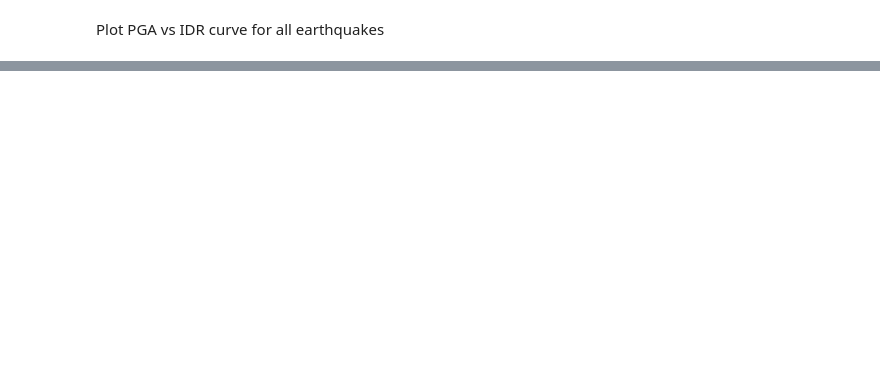
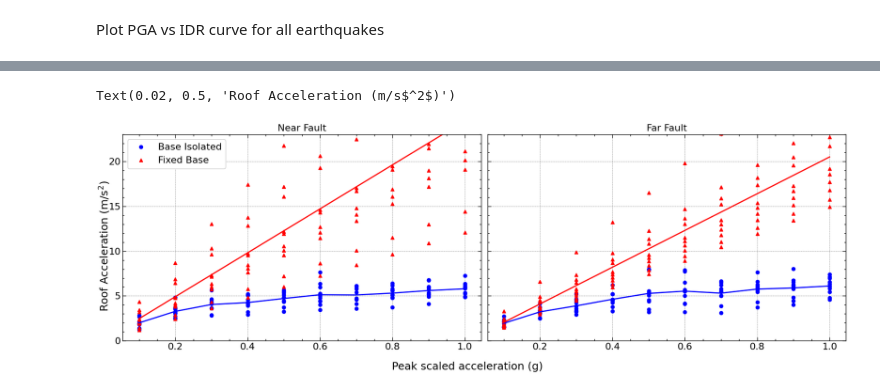
Before and after one commit to nkalauni/low-cost-base-isolation, a Jupyter notebook: plotter.ipynb, the cells around one changed output, grey strips where cells are left out. Saved outputs shown, nothing was run; the diff lists cells and outputs as text; code cells hidden in the pictures; blank space fills up the shorter version.

```diff
--- a/plotter.ipynb
+++ b/plotter.ipynb
@@ -35,0 +16,2 @@ earthquakes = near_fault + far_fault
+# %%
+fig_size = (18, 6)
@@ -355,10 +77,0 @@ idr_df = pd.DataFrame(idrs)
-# %%
-idrs = {}
-for eq in earthquakes:
-    idr = []
-    for scale in np.arange(0.1, 1.1, 0.1).round(1):
-        path = os.path.join(eq, str(scale), 'peaks_fixed_base.csv')
-        df = pd.read_csv(path)
-        idr.append(df['idr'].values[0])
-    idrs[eq] = idr
-idr_fix_df = pd.DataFrame(idrs)
@@ -418,0 +78,3 @@ plt.show()
+# %%
+df = acc_df.filter(items = near_fault, axis = 1)
+# narr = df.to_numpy()
@@ -418,0 +111,49 @@ plt.show()
+# %%
+factors = factors = np.arange(0.1,1.1,0.1).round(1)
+# %%
+var = 'acc'
+
+fig = plt.figure(figsize = fig_size, tight_layout = True)
+ax1 = fig.add_subplot(121)
+ax2 = fig.add_subplot(122, sharex = ax1)
+acc = get_peaks(near_fault, var)
+fix_acc = get_peaks(near_fault, var, 'fixed_base')
+for arr in acc.values.T:
+    ax1.plot(factors, arr, 'bo', label = 'Base Isolated')
+for arr in fix_acc.values.T:
+    ax1.plot(factors, arr, 'r^', label = 'Fixed Base')
+ax1.plot(factors, pd.DataFrame(acc).mean(axis=1), 'b-', label = 'Base Isolated')
+ax1.plot(factors, pd.DataFrame(fix_acc).mean(axis=1), 'r-', label = 'Fixed Base')
+handles, labels = ax1.get_legend_handles_labels()
+# ax1.set_ylabel('IDR (%)')
+# ax1.set_xlabel('Peak scaled acceleration (g)')
+ax1.set_title('Near Fault')
+ax1.legend([handles[0], handles[-3]], [labels[0], labels[-3]])
+ax1.set_ylim([0,23])
+
+# Far Fault
+
+acc = get_peaks(far_fault, var)
+fix_acc = get_peaks(far_fault, var, 'fixed_base')
+for arr in acc.values.T:
+    ax2.plot(factors, arr, 'bo', label = 'Base Isolated')
+for arr in fix_acc.values.T:
+    ax2.plot(factors, arr, 'r^', label = 'Fixed Base')
+ax2.plot(factors, pd.DataFrame(acc).mean(axis=1), 'b-', label = 'Base Isolated')
+ax2.plot(factors, pd.DataFrame(fix_acc).mean(axis=1), 'r-', label = 'Fixed Base')
+# ax2.set_ylabel('IDR (%)')
+# ax2.set_xlabel('Peak scaled acceleration (g)')
+ax2.set_title('Far Fault')
+ax2.set_ylim([0,23])
+ax2.label_outer()
+fig.supxlabel('Peak scaled acceleration (g)', fontsize = 18)
+fig.supylabel('Roof Acceleration (m/s$^2$)', fontsize = 18)
+# fig.suptitle('Effect of PFBI on roof acceleration across PGAs', fontsize = 18)
+# fig.savefig(os.path.join(dest, f'fix_acc.{fig_format}'))
+# tikzplotlib_fix_ncols(fig)
+# tikzplotlib.save('test.pgf')
+# plt.clf()
+# plt.close()
+# %% [output]
+Text(0.02, 0.5, 'Roof Acceleration (m/s$^2$)')
+[figure, added]
```
Also changed, not shown: parts of 66 cells of this notebook, 1 other file.
